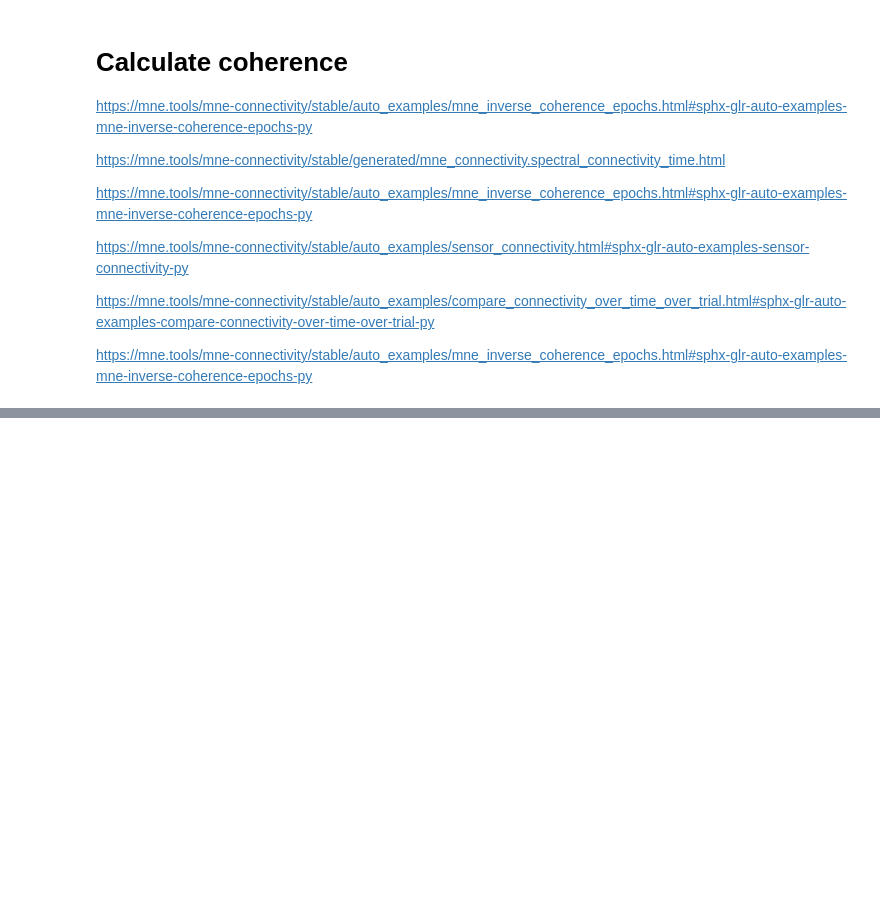
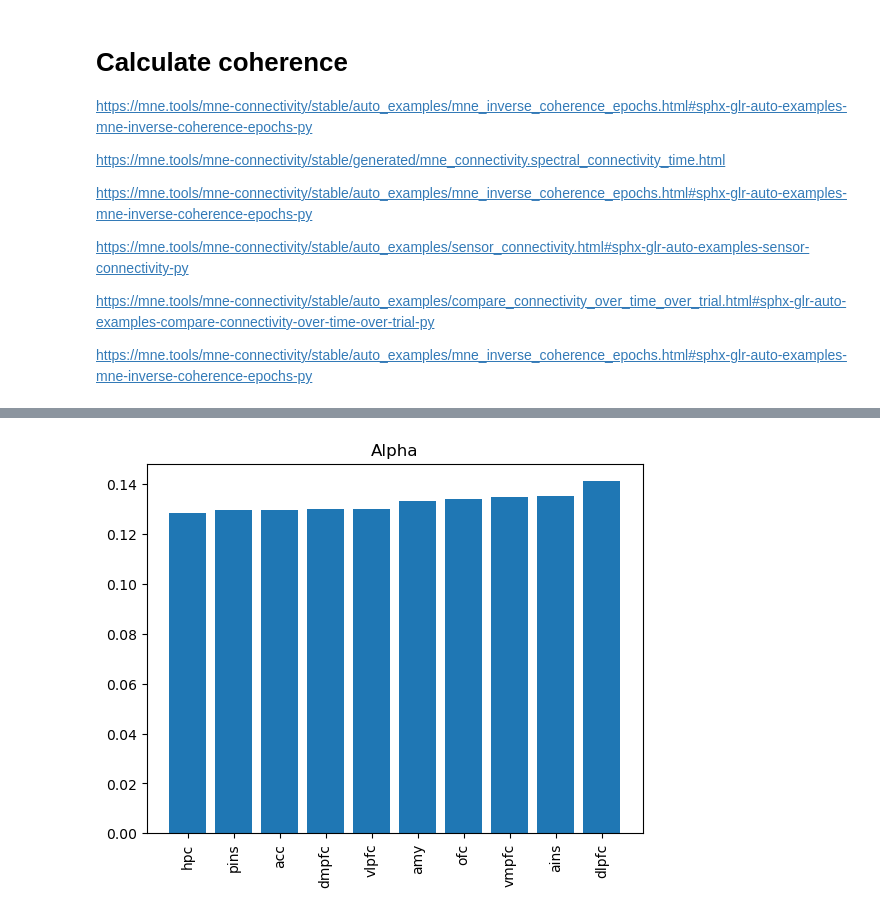
Before and after one commit to aliefink/resting_state_ieeg, a Jupyter notebook: coh_pac/scripts/compute_coh.ipynb, the cells around one changed output, grey strips where cells are left out. Cells and saved outputs as stored; diff of their text form; code cells hidden in the pictures; blank space fills up the shorter version.

```diff
--- a/coh_pac/scripts/compute_coh.ipynb
+++ b/coh_pac/scripts/compute_coh.ipynb
@@ -451,0 +592,9 @@ coh_results.to_csv(f'{base_dir}coh_pac/data/coh_results_all_subj_{date}.csv')
+# %%
+########## alpha by roi
+alpha_means = {}
+
+for roi in analysis_rois:
+    roi_info = roi_freq_means[roi]
+    alpha_roi_df = roi_info['alpha']
+    alpha_means[roi] = np.mean(alpha_roi_df.mean_coh)
+alpha_means
@@ -451,0 +708,11 @@ coh_results.to_csv(f'{base_dir}coh_pac/data/coh_results_all_subj_{date}.csv')
+# %%
+######## alpha means by roi plot
+
+alpha_df = pd.DataFrame({'rois':alpha_means.keys(),'coh':alpha_means.values()}).sort_values('coh')
+
+plt.bar(alpha_df.rois, alpha_df.coh)
+plt.xticks(rotation=90)
+plt.title('Alpha')
+plt.show()
+# %% [output]
+[figure, added]
```
Also changed, not shown: parts of 47 cells of this notebook, 3 other files.
